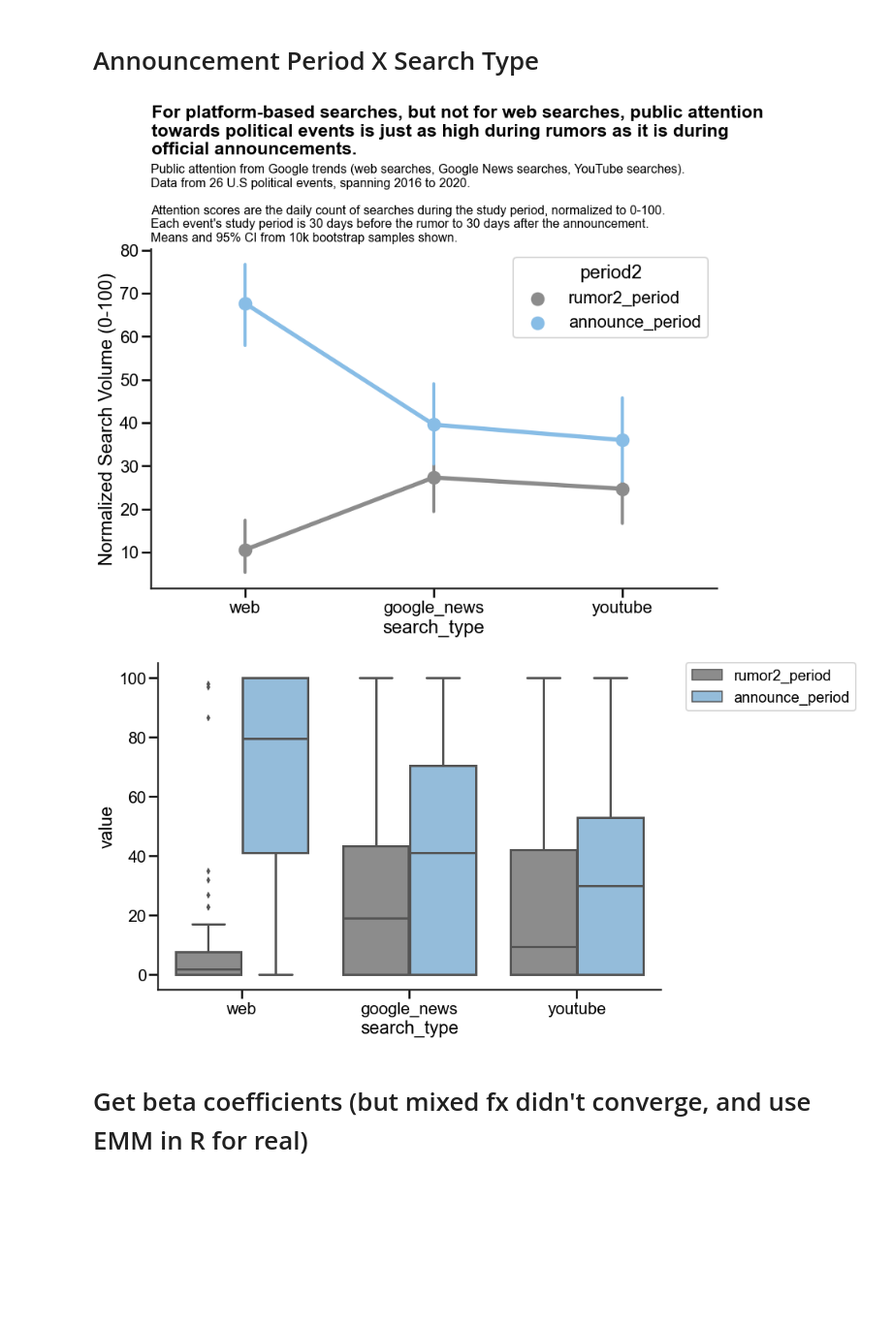
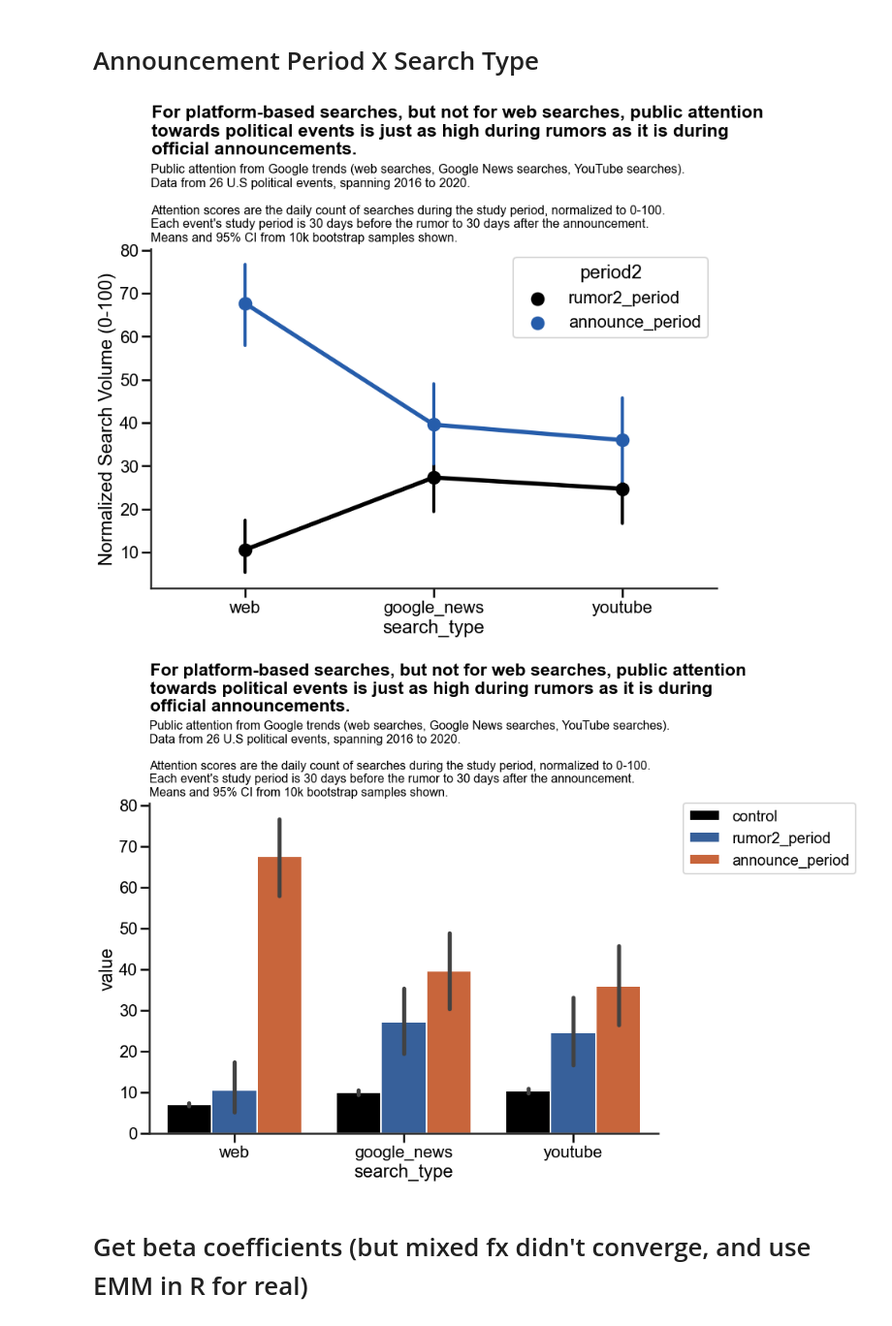
Before and after one commit to josh-ashkinaze/attention, a Jupyter notebook: scripts/graphs.ipynb, the cells around one changed output. Shown at 97% size. Drawn from its saved outputs; the diff is of its cells as text; code cells hidden in the pictures; blank space fills up the shorter version.

```diff
--- a/scripts/graphs.ipynb
+++ b/scripts/graphs.ipynb
@@ -17,6 +17,6 @@ pd.options.mode.chained_assignment = None  # default='warn'
 
 def make_aesthetic():
     sns.set(style='white', context='poster')
-    themes.theme_few(scheme='light')
+    themes.theme_few('dark')
     plt.rcParams.update({'font.family':'Arial'})
 # %% [markdown]
@@ -106,3 +127,5 @@ if (no_nan_val and every_kw_has_100):
 No Nans: True
 Every kw/search type has one pt which hits 100: True
 Proceed...data is valid
+# %%
+event_search = df.groupby(by=['event', 'date', 'search_type', 'rumor_day', 'rumor_day2','announce_day', 'rumor_delta', 'announce_delta']).mean().reset_index()
@@ -146,7 +202,6 @@ from matplotlib.font_manager import FontProperties
 import matplotlib.font_manager
 
 make_aesthetic()
-plt.rcParams.update({'font.family':'Arial'})
 
 plt.figure(figsize=(13,8))
 
@@ -182,18 +237,38 @@ plt.suptitle(
 sns.despine()
 plt.savefig(f"{OUTPUT_PATH}attn_interaction.png", dpi=300, bbox_inches='tight')
 # %% [output]
-[figure, old version]
+[figure, new version]
 # %%
 make_aesthetic()
 
-sns.boxplot(data=event_search.query("control_period2==0"),
+sns.barplot(data=event_search.query("control_period2!=100"),
               hue='period2',
               x='search_type',
-              y='value')
+              y='value',
+            ci=95,
+           n_boot=10000,
+            seed=416)
+
 plt.legend(bbox_to_anchor=(1.05, 1), loc='upper left', borderaxespad=0, fontsize=20, markerscale=1)
+plt.title(
+    (f"""\nPublic attention from Google trends (web searches, Google News searches, YouTube searches).\nData from {event_search['event'].nunique()} U.S political events, spanning {np.min(event_search['year'])} to {np.max(event_search['year'])}.\n\nAttention scores are the daily count of searches during the study period, normalized to 0-100.\nEach event's study period is 30 days before the rumor to 30 days after the announcement.\nMeans and 95% CI from 10k bootstrap samples shown."""),
+    fontsize=16,
+    pad=10,
+    loc="left",
+)
+
+plt.suptitle(
+    "For platform-based searches, but not for web searches, public attention\ntowards political events is just as high during rumors as it is during\nofficial announcements.",
+    fontsize=23,
+    fontweight="bold",
+    x=0.126,
+    y=1.2,
+    ha="left",
+)
 sns.despine()
+plt.savefig(f"{OUTPUT_PATH}attn_bars.png", dpi=300, bbox_inches='tight')
 # %% [output]
-[figure, old version]
+[figure, new version]
 # %% [markdown]
 # Get beta coefficients (but mixed fx didn't converge, and use EMM in R for real)
 # %%
```
Also changed, not shown: parts of 32 cells of this notebook, 3 other files.
